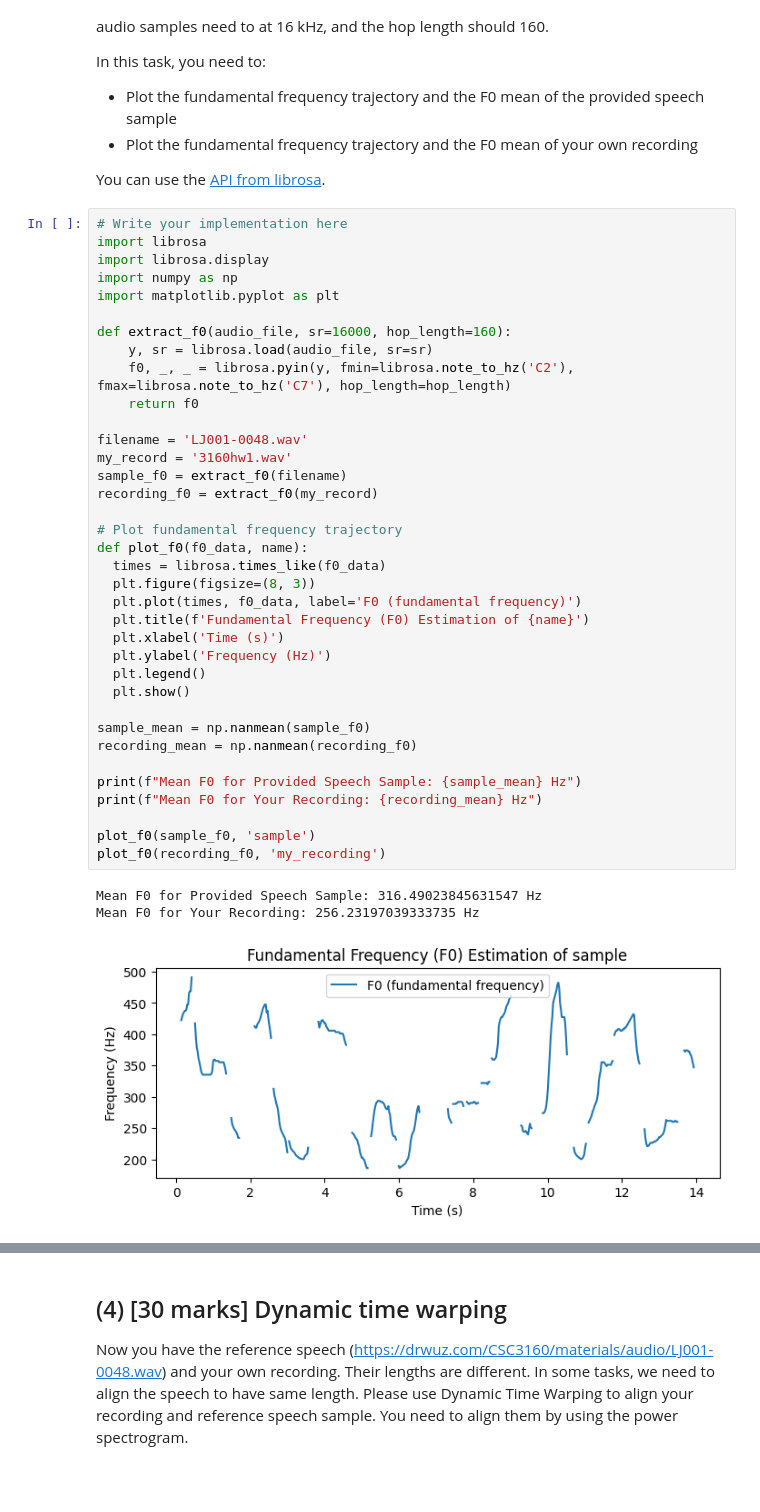
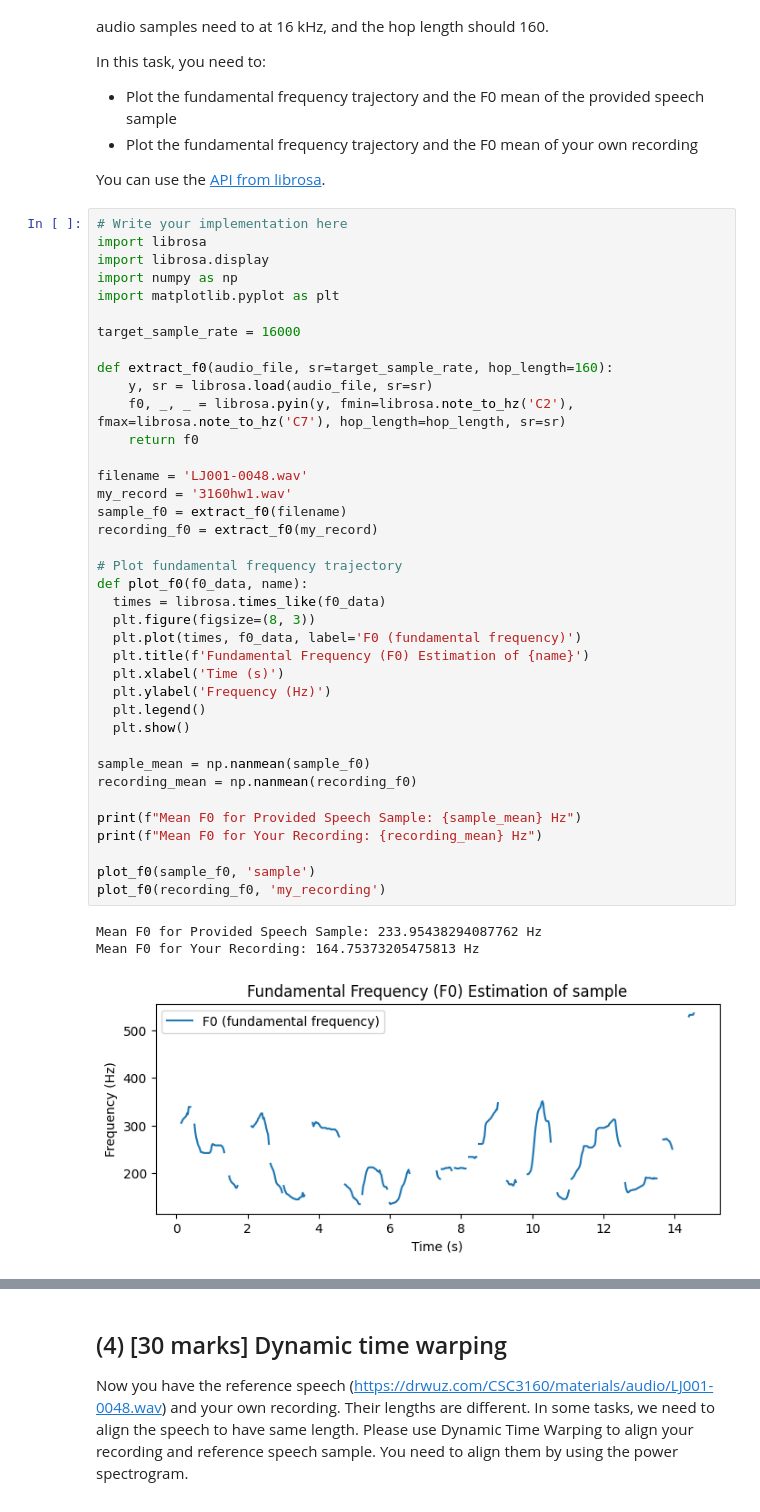
Before and after one commit to starryMagician/3160SLP, a Jupyter notebook: CSC3160_Assignment_1.ipynb, the cells around one changed output, grey strips where cells are left out. Cells and saved outputs as stored; diff of their text form.

```diff
--- a/CSC3160_Assignment_1.ipynb
+++ b/CSC3160_Assignment_1.ipynb
@@ -255,36 +255,38 @@ import librosa.display
 import numpy as np
 import matplotlib.pyplot as plt
 
-def extract_f0(audio_file, sr=16000, hop_length=160):
+target_sample_rate = 16000
+
+def extract_f0(audio_file, sr=target_sample_rate, hop_length=160):
     y, sr = librosa.load(audio_file, sr=sr)
-    f0, _, _ = librosa.pyin(y, fmin=librosa.note_to_hz('C2'), fmax=librosa.note_to_hz('C7'), hop_length=hop_length)
+    f0, _, _ = librosa.pyin(y, fmin=librosa.note_to_hz('C2'), fmax=librosa.note_to_hz('C7'), hop_length=hop_length, sr=sr)
     return f0
 
 filename = 'LJ001-0048.wav'
 my_record = '3160hw1.wav'
 sample_f0 = extract_f0(filename)
 recording_f0 = extract_f0(my_record)
 
 # Plot fundamental frequency trajectory
 def plot_f0(f0_data, name):
   times = librosa.times_like(f0_data)
   plt.figure(figsize=(8, 3))
   plt.plot(times, f0_data, label='F0 (fundamental frequency)')
   plt.title(f'Fundamental Frequency (F0) Estimation of {name}')
   plt.xlabel('Time (s)')
   plt.ylabel('Frequency (Hz)')
   plt.legend()
   plt.show()
 
 sample_mean = np.nanmean(sample_f0)
 recording_mean = np.nanmean(recording_f0)
 
 print(f"Mean F0 for Provided Speech Sample: {sample_mean} Hz")
 print(f"Mean F0 for Your Recording: {recording_mean} Hz")
 
 plot_f0(sample_f0, 'sample')
 plot_f0(recording_f0, 'my_recording')
 # %% [output]
-Mean F0 for Provided Speech Sample: 316.49023845631547 Hz
-Mean F0 for Your Recording: 256.23197039333735 Hz
+Mean F0 for Provided Speech Sample: 233.95438294087762 Hz
+Mean F0 for Your Recording: 164.75373205475813 Hz
-[figure, old version]
+[figure, new version]
```
Also changed, not shown: parts of 3 cells of this notebook.
